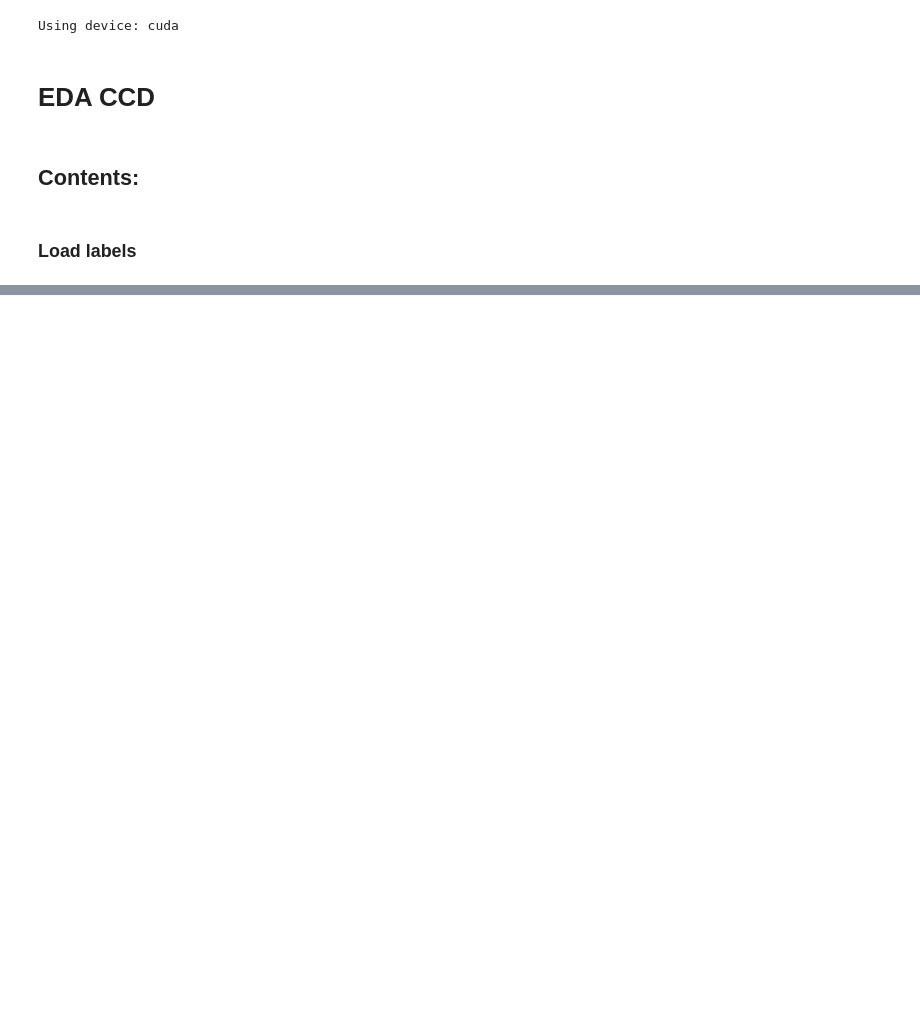
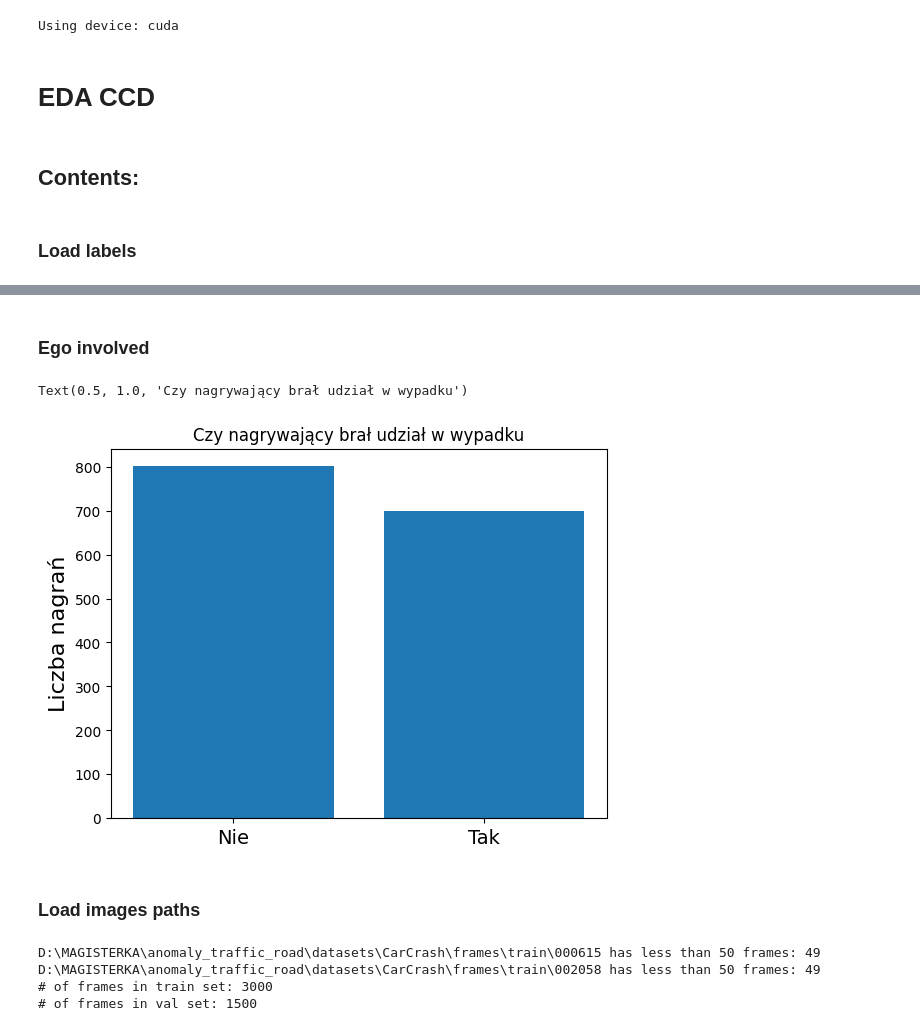
Before and after one commit to lucasosiewicz/anomaly_traffic_road, a Jupyter notebook: notebooks/001_EDA_CCD.ipynb, the cells around one changed output, grey strips where cells are left out. Cells and saved outputs as stored; diff of their text form; code cells hidden in the pictures; blank space fills up the shorter version.

```diff
--- a/notebooks/001_EDA_CCD.ipynb
+++ b/notebooks/001_EDA_CCD.ipynb
@@ -55,0 +109,37 @@ Yes
+# %% [markdown]
+### Ego involved
+# %%
+np.unique(self_ego)
+self_ego = np.where(self_ego == 'Yes', 1, 0)
+
+plt.bar(['Nie', 'Tak'], [len(np.where(self_ego == 1)[0]), len(np.where(self_ego == 0)[0])])
+plt.xticks(fontsize=14)
+plt.ylabel("Liczba nagrań", fontsize=16)
+plt.title("Czy nagrywający brał udział w wypadku")
+# %% [output]
+Text(0.5, 1.0, 'Czy nagrywający brał udział w wypadku')
+[figure, added]
+# %% [markdown]
+### Load images paths
+# %%
+sets = ['train', 'val']
+images_paths = [[], []] # 1st index train, 2nd - val
+dataset_path = Path(r"D:\MAGISTERKA\anomaly_traffic_road\datasets\CarCrash\frames")
+
+for i, s in enumerate(sets):
+    p = dataset_path / s
+    videos_paths = p.glob('*')
+
+    for video_path in videos_paths:
+        essa = list(video_path.glob('*.jpg'))
+        if len(essa) != 50:
+            print(f"{video_path} has less than 50 frames: {len(essa)}")
+        images_paths[i].append(essa)
+
+print(f"# of frames in train set: {len(images_paths[0])}")
+print(f"# of frames in val set: {len(images_paths[1])}")
+# %% [output]
+D:\MAGISTERKA\anomaly_traffic_road\datasets\CarCrash\frames\train\000615 has less than 50 frames: 49
+D:\MAGISTERKA\anomaly_traffic_road\datasets\CarCrash\frames\train\002058 has less than 50 frames: 49
+# of frames in train set: 3000
+# of frames in val set: 1500
```
Also changed, not shown: parts of 16 cells of this notebook, 14 other files.
